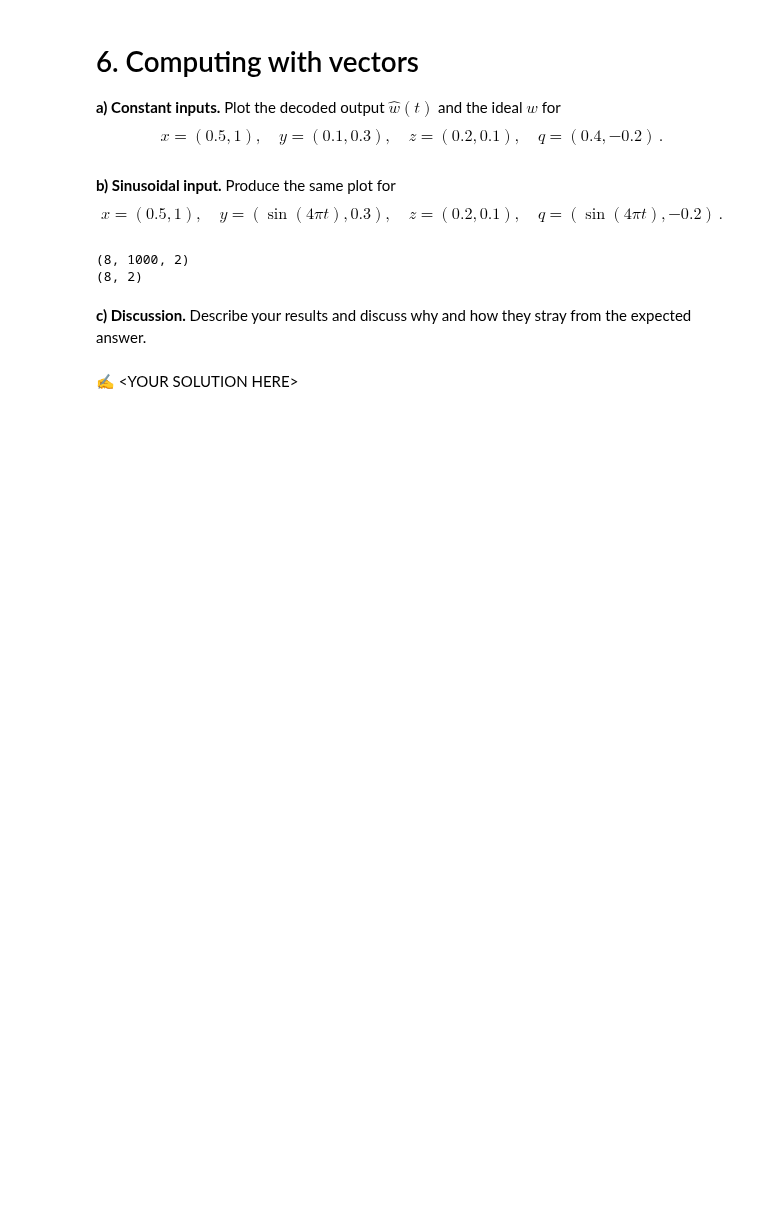
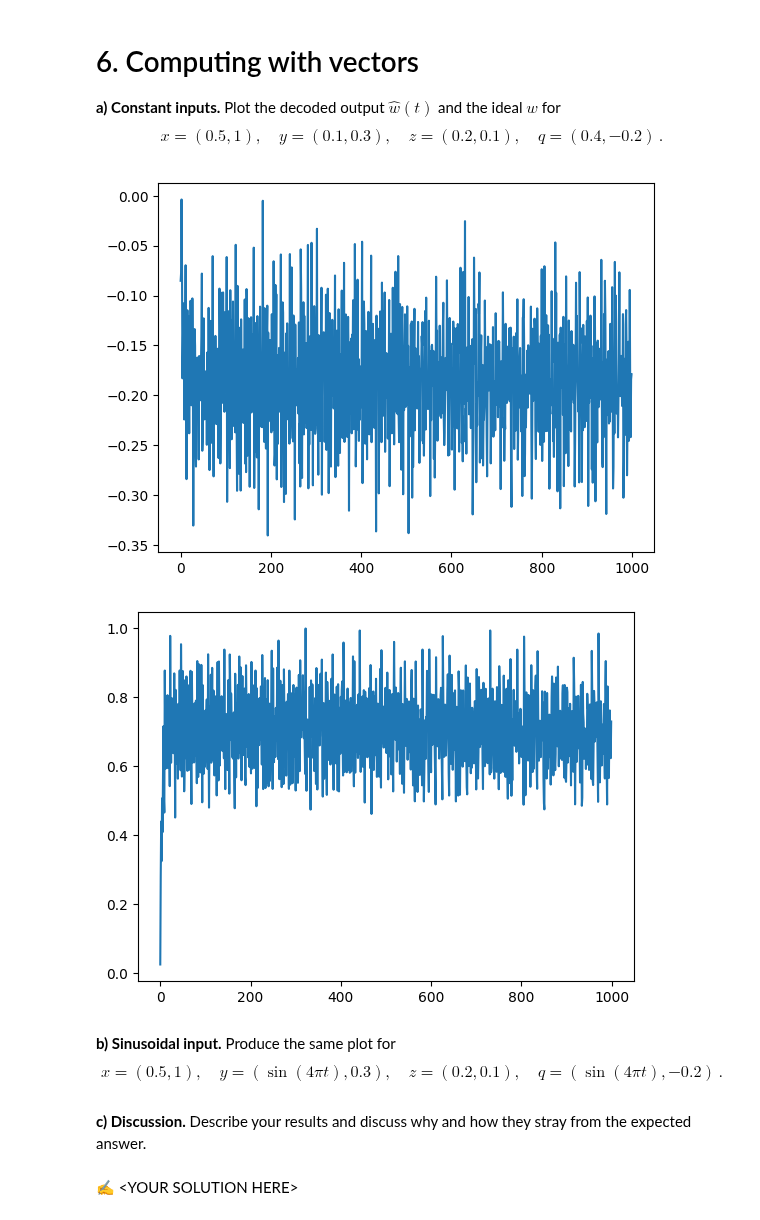
Before and after one commit to joshzwiebel/syde556-f22, a Jupyter notebook: assignments/assignment_03/syde556_assignment_03_template.ipynb, the cells around one changed output. Drawn from its saved outputs; the diff is of its cells as text; code cells hidden in the pictures; blank space fills up the shorter version.

```diff
--- a/assignments/assignment_03/syde556_assignment_03_template.ipynb
+++ b/assignments/assignment_03/syde556_assignment_03_template.ipynb
@@ -615,80 +614,57 @@ def q6_a():
 	xhat = get_spikes_and_decode((0.5,1),num_neurons,x_func)
 	# print("xhat",xhat)
 
 
 
 	y_func = lambda y : -3*y
 	yhat = get_spikes_and_decode((0.1,0.3),num_neurons,y_func)
 
 
 
 
 	z_func = lambda z: 2*z
 	zhat = get_spikes_and_decode((0.2,0.1),num_neurons,z_func)
 	# print("zhat",zhat)
 	q_func = lambda q : -2*q
 	qhat = get_spikes_and_decode((0.4,-0.2),num_neurons,q_func)
 	# print("qhat",qhat)
 
 	w = xhat + yhat + zhat + qhat
 
+	# w_big = np.array([w for i in range(num_neurons)]).reshape(num_neurons,1000,2)
+	# print(w.shape)
+	# t, input, total_spikes, volts = get_spikes_random_neurons_2d(w_big, num_neurons)
+	# h = post_synaptic_current(np.arange(0, 1, 0.001))
+	# A = np.zeros(total_spikes.shape)
+	# for i, row in enumerate(total_spikes):
+	# 	A[i] = convolution(row, h)
+	# D, A = compute_decoder_noise(A, input[0,:,:].T)
+	# what = np.dot(D, A)
+	# plt.plot(what[0],label="w")
+	# plt.show()
+	# plt.plot(what[1],label="w")
+	# plt.show()
 	w_big = np.array([w for i in range(num_neurons)]).reshape(num_neurons,1000,2)
-	print(w.shape)
 	t, input, total_spikes, volts = get_spikes_random_neurons_2d(w_big, num_neurons)
 	h = post_synaptic_current(np.arange(0, 1, 0.001))
-	A = np.zeros(total_spikes.shape)
-	for i, row in enumerate(total_spikes):
+	A = np.zeros(total_spikes.T.shape).tolist()
+	for i, row in enumerate(total_spikes.T):
 		A[i] = convolution(row, h)
-	D, A = compute_decoder_noise(A.T, input[0,:,:].T)
-	what = np.dot(D, A)
+	A = np.array(A)
+	D, A = compute_decoder_noise(A, w)
+	what = np.dot(D, A).reshape(1000,2).reshape(2,1000)
 	plt.plot(what[0],label="w")
 	plt.show()
 	plt.plot(what[1],label="w")
 	plt.show()
 
 q6_a()
+# %% [output]
+[figure, added]
+[figure, added]
 # %% [markdown]
 **b) Sinusoidal input.** Produce the same plot for
 $$x =(0.5,1), \quad y = (\sin(4\pi t),0.3), \quad z =(0.2,0.1), \quad q = (\sin(4\pi t),-0.2) \,.$$
-# %%
-a = np.array([[(0.5,1) for i in range(1000)] for j in range(8)]).T
-
-b = np.array([(0.1,0.3) for i in range(8)])
-print(a.T.shape)
-print(b.shape)
-# print((a@b).shape)
-# print(b@a)
-# print(b.T@a)
-# print(b@a.T)
-# print(b.T@a.T)
-# print(a@b.T)
-# print(a.T@b)
-# (a.T@b.T).shape
-# (a.T@b.reshape(8,2,1)).shape
-
-a = np.zeros((8,1000))
-b = np.zeros((8,))
-a+b.reshape((8,1))
-
-#want 8x1000
-
-def two_d_func_to_compute(x, y,z,q):
-    x = np.array(x)
-    y = np.array(y)
-    z = np.array(z)
-    q = np.array(q)
-    return x - 3*y+2*z-2*q
-
-x = (0.5,1)
-yhat = (0.1,0.3)
-zhat =(0.2,0.1)
-qhat = (0.4,-0.2)
-two_d_func_to_compute(x,yhat,zhat,qhat)\
-
-x_orig = np.array([[(2,3) for i in range(1000)] for j in range(8)]).shape
-# %% [output]
-(8, 1000, 2)
-(8, 2)
 # %%
 # ✍ <YOUR SOLUTION HERE>
 # %% [markdown]
```
Also changed, not shown: parts of 1 cell of this notebook.
